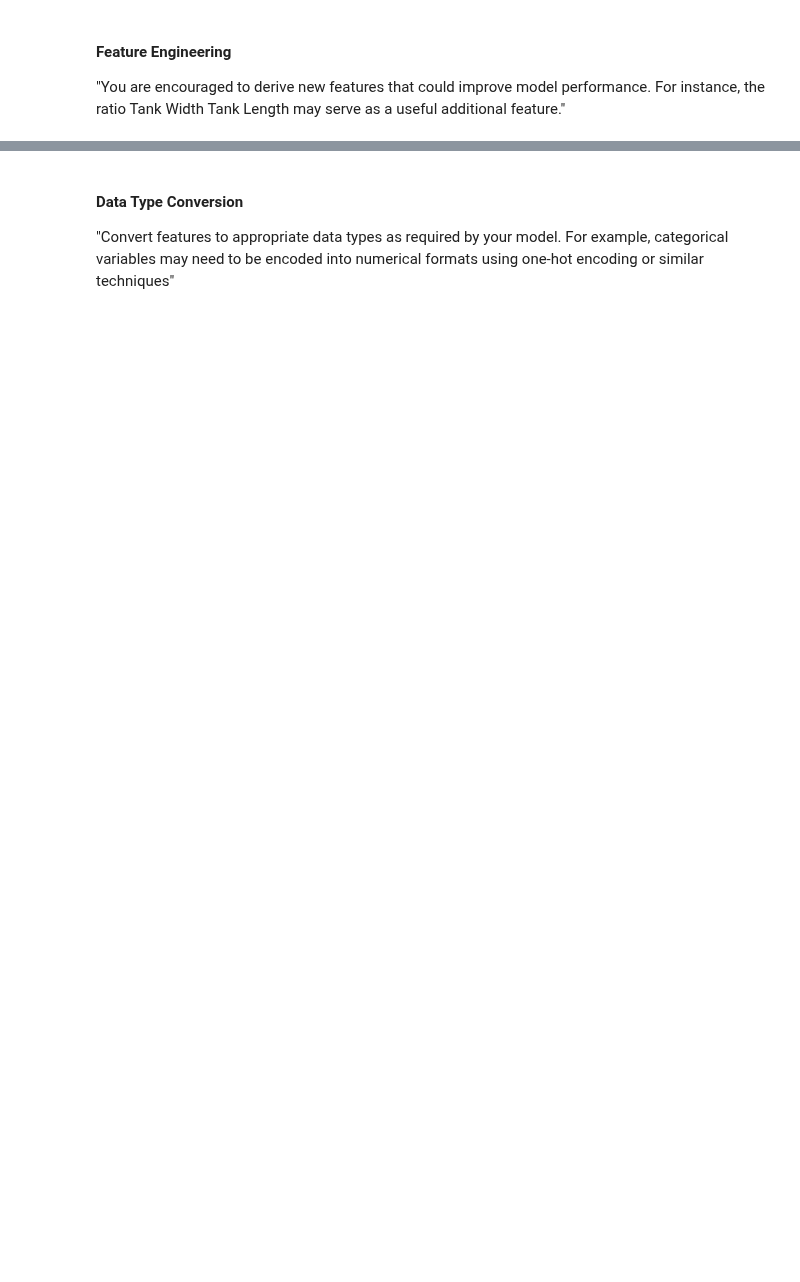
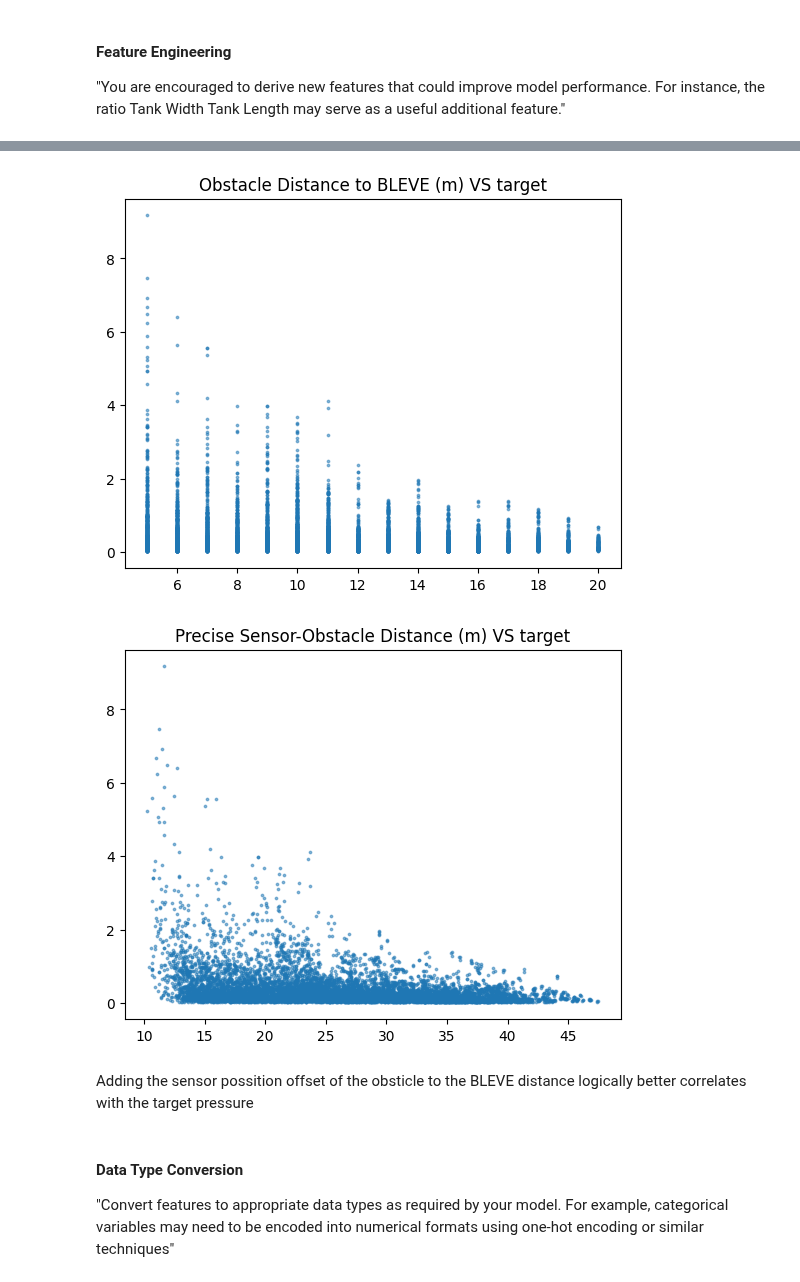
Before and after one commit to ljrn8/quick-notebooks, a Jupyter notebook: ML_Assignment_1.ipynb, the cells around one changed output, grey strips where cells are left out. Drawn from its saved outputs; the diff is of its cells as text; code cells hidden in the pictures; blank space fills up the shorter version.

```diff
--- a/ML_Assignment_1.ipynb
+++ b/ML_Assignment_1.ipynb
@@ -255,0 +305,3 @@ set of the most informative features"
+# %%
+selected_features = [X.columns[i] for i in importances.argsort()[4:]]  # remove bottom 4 features
+selected_features
@@ -256,3 +329,5 @@ set of the most informative features"
+# %%
+train_processed = train_processed[selected_features + ['Target Pressure (bar)']]
 # %% [markdown]
 #### Feature Engineering
 "You are encouraged to derive new features that could improve
@@ -262,3 +354,23 @@ feature."
+# %%
+# Dimension Ratio's
+train_processed['Tank width/length Ratio'] = train_processed['Tank Width (m)'] / train_processed['Tank Length (m)']
+train_processed['Tank width/height Ratio'] =  train_processed['Tank Width (m)'] / train_processed['Tank Height (m)']
+
+# precise distance to sensor
+sensor_offsets = np.sqrt(train_processed['Sensor Position x']**2 + train_processed['Sensor Position y']**2 + train_processed['Sensor Position z']**2)
+train_processed['Sensor-Obstacle Distance'] = train_processed['Obstacle Distance to BLEVE (m)'] + sensor_offsets
+
+plt.scatter(train_processed['Obstacle Distance to BLEVE (m)'], train_processed['Target Pressure (bar)'], s=3, alpha=0.5);
+plt.title('Obstacle Distance to BLEVE (m) VS target')
+plt.show()
+plt.scatter(train_processed['Sensor-Obstacle Distance'], train_processed['Target Pressure (bar)'], s=3, alpha=0.5)
+plt.title('Precise Sensor-Obstacle Distance (m) VS target')
+plt.show()
+# %% [output]
+[figure, added]
+[figure, added]
+# %% [markdown]
+Adding the sensor possition offset of the obsticle to the BLEVE distance logically better correlates with the target pressure
 # %% [markdown]
 #### Data Type Conversion
 "Convert features to appropriate data types as required by
```
Also changed, not shown: parts of 38 cells of this notebook.
